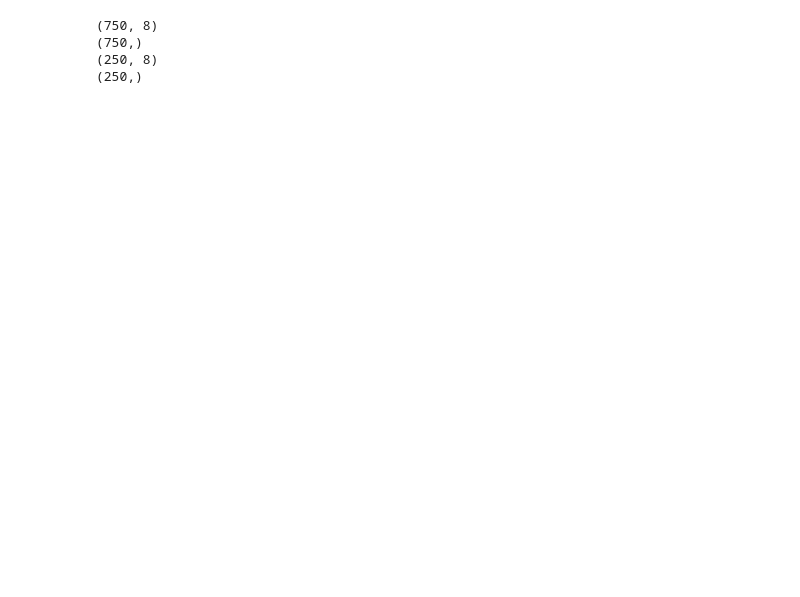
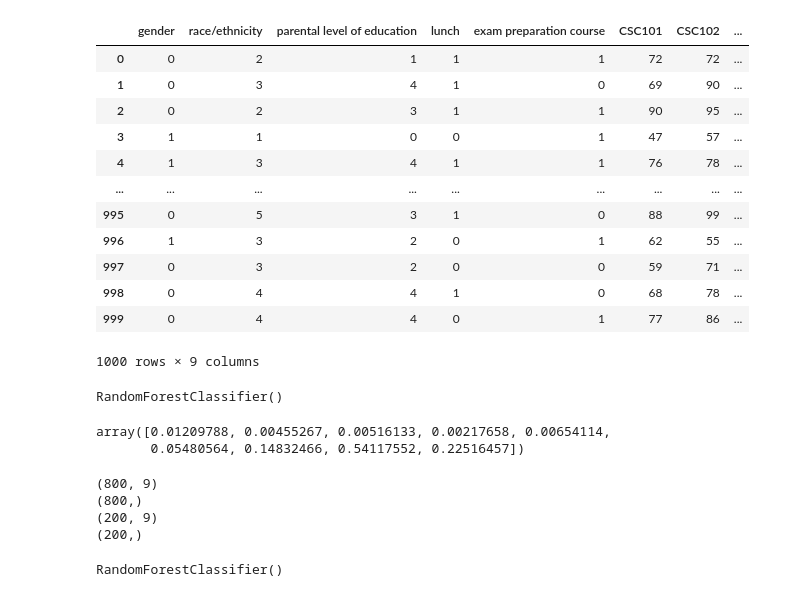
Before and after one commit to El-awwal/demo, a Jupyter notebook: Agba_promise.ipynb, the cells around one changed output. Saved outputs shown, nothing was run; the diff lists cells and outputs as text; code cells hidden in the pictures; blank space fills up the shorter version.

```diff
--- a/Agba_promise.ipynb
+++ b/Agba_promise.ipynb
@@ -85,29 +175,3 @@ data
-# %%
-# LABEL ENCODING
-
-from sklearn.preprocessing import LabelEncoder
-
-# creating an encoder
-le = LabelEncoder()
-
-# label encoding for test preparation course
-data['exam preparation course'] = le.fit_transform(data['exam preparation course'])
-data['lunch'] = le.fit_transform(data['lunch'])
-data['race/ethnicity'] = data['race/ethnicity'].replace('group A', 1)
-data['race/ethnicity'] = data['race/ethnicity'].replace('group B', 2)
-data['race/ethnicity'] = data['race/ethnicity'].replace('group C', 3)
-data['race/ethnicity'] = data['race/ethnicity'].replace('group D', 4)
-data['race/ethnicity'] = data['race/ethnicity'].replace('group E', 5)
-data['parental level of education'] = le.fit_transform(data['parental level of education'])
-data['gender'] = le.fit_transform(data['gender'])
-data['CSC101'] = le.fit_transform(data['CSC101'])
-data['CSC102'] = le.fit_transform(data['CSC102'])
-data['CSC103'] = le.fit_transform(data['CSC103'])
-data['new_grades'] = data['new_grades'].replace('A', 1)
-data['new_grades'] = data['new_grades'].replace('B', 2)
-data['new_grades'] = data['new_grades'].replace('C', 3)
-data['new_grades'] = data['new_grades'].replace('D', 4)
-data['new_grades'] = data['new_grades'].replace('E', 5)
 # %%
 # splitting the dependent and independent variables
 
@@ -122,16 +201,48 @@ print(y.shape)
+# %%
+X
+# %% [output]
+|  | gender | race/ethnicity | parental level of education | lunch | exam preparation course | CSC101 | CSC102 | ... |
+| 0 | 0 | 2 | 1 | 1 | 1 | 72 | 72 | ... |
+| 1 | 0 | 3 | 4 | 1 | 0 | 69 | 90 | ... |
+| 2 | 0 | 2 | 3 | 1 | 1 | 90 | 95 | ... |
+| 3 | 1 | 1 | 0 | 0 | 1 | 47 | 57 | ... |
+| 4 | 1 | 3 | 4 | 1 | 1 | 76 | 78 | ... |
+| ... | ... | ... | ... | ... | ... | ... | ... | ... |
+| 995 | 0 | 5 | 3 | 1 | 0 | 88 | 99 | ... |
+| 996 | 1 | 3 | 2 | 0 | 1 | 62 | 55 | ... |
+| 997 | 0 | 3 | 2 | 0 | 0 | 59 | 71 | ... |
+| 998 | 0 | 4 | 4 | 1 | 0 | 68 | 78 | ... |
+| 999 | 0 | 4 | 4 | 0 | 1 | 77 | 86 | ... |
+1000 rows × 9 columns
+# %%
+from sklearn.ensemble import RandomForestClassifier
+
+clf = RandomForestClassifier()
+clf.fit(X,y)
+# %% [output]
+RandomForestClassifier()
+# %%
+clf.feature_importances_
+# %% [output]
+array([0.01209788, 0.00455267, 0.00516133, 0.00217658, 0.00654114,
+       0.05480564, 0.14832466, 0.54117552, 0.22516457])
 # %%
 # splitting the dataset into training and test sets
 
 from sklearn.model_selection import train_test_split
 
-X_train, X_test, y_train, y_test = train_test_split(X, y, test_size = 0.25, random_state = 45)
+X_train, X_test, y_train, y_test = train_test_split(X, y, test_size = 0.2)
 
 print(X_train.shape)
 print(y_train.shape)
 print(X_test.shape)
 print(y_test.shape)
 # %% [output]
-(750, 8)
-(750,)
-(250, 8)
-(250,)
+(800, 9)
+(800,)
+(200, 9)
+(200,)
+# %%
+clf.fit(X_train,y_train)
+# %% [output]
+RandomForestClassifier()
```
Also changed, not shown: parts of 24 cells of this notebook.
